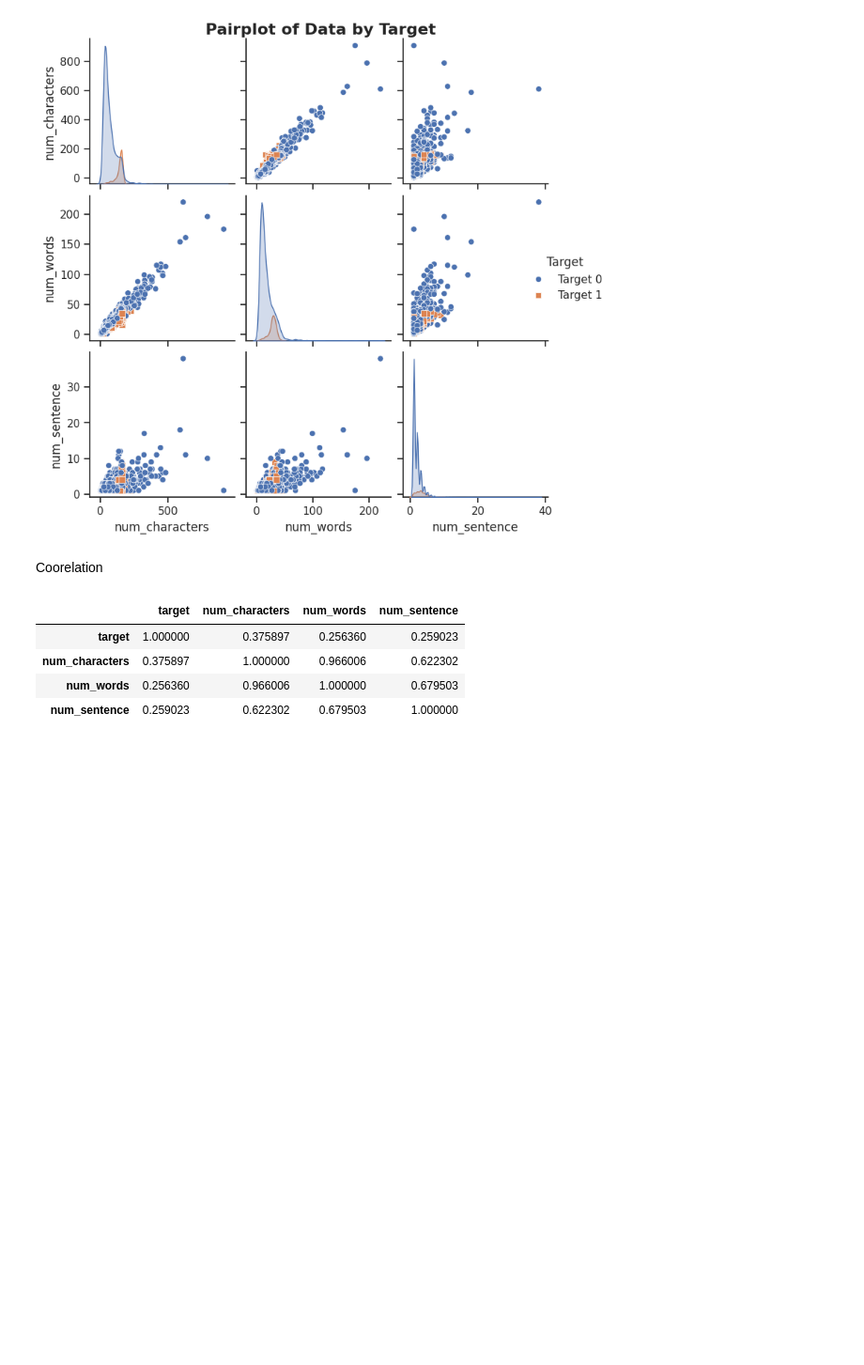
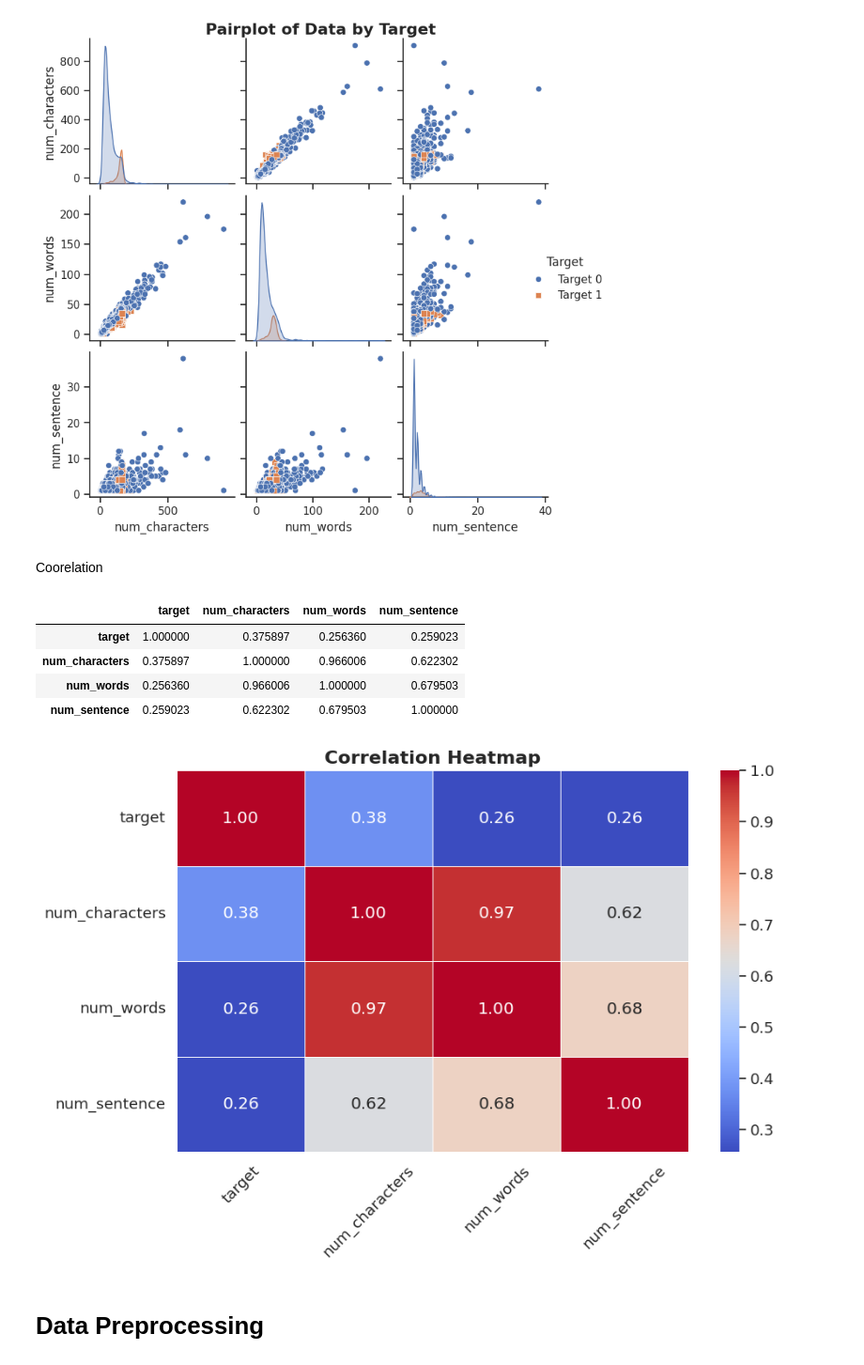
Before and after one commit to KiranKokateGitHub/Spam-Email-Detection_NLP_ML-Project, a Jupyter notebook: Spam_Email_Detection_NLP_ML_Project.ipynb, the cells around one changed output. Shown at 94% size. Cells and saved outputs as stored; diff of their text form; code cells hidden in the pictures; blank space fills up the shorter version.

```diff
--- a/Spam_Email_Detection_NLP_ML_Project.ipynb
+++ b/Spam_Email_Detection_NLP_ML_Project.ipynb
@@ -309,3 +309,27 @@ df[['target','num_characters', 'num_words', 'num_sentence']].corr()
 | num_characters | 0.375897 | 1.000000 | 0.966006 | 0.622302 |
 | num_words | 0.256360 | 0.966006 | 1.000000 | 0.679503 |
 | num_sentence | 0.259023 | 0.622302 | 0.679503 | 1.000000 |
+# %%
+import seaborn as sns
+import matplotlib.pyplot as plt
+
+# Select the columns for the correlation matrix
+correlation_matrix = df[['target', 'num_characters', 'num_words', 'num_sentence']].corr()
+
+# Create a heatmap with custom styling
+plt.figure(figsize=(10, 6))
+sns.set(font_scale=1.2)  # Adjust font scale for better readability
+sns.heatmap(correlation_matrix, annot=True, cmap='coolwarm', linewidths=0.5, fmt=".2f")
+
+# Set a title for the heatmap
+plt.title("Correlation Heatmap", fontsize=16, fontweight='bold')
+
+# Rotate x-axis labels for better readability
+plt.xticks(rotation=45)
+
+# Show the heatmap
+plt.show()
+# %% [output]
+[figure, added]
+# %% [markdown]
+# **Data Preprocessing**
```
